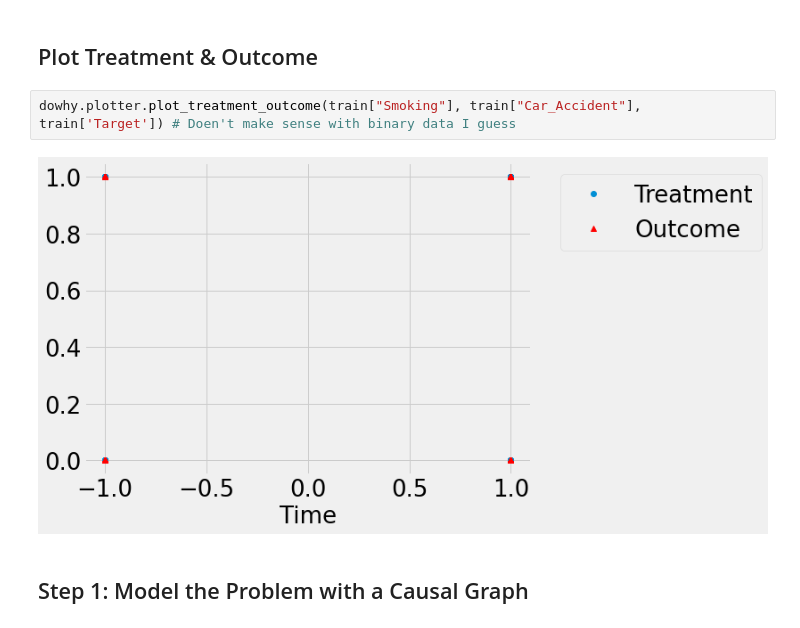
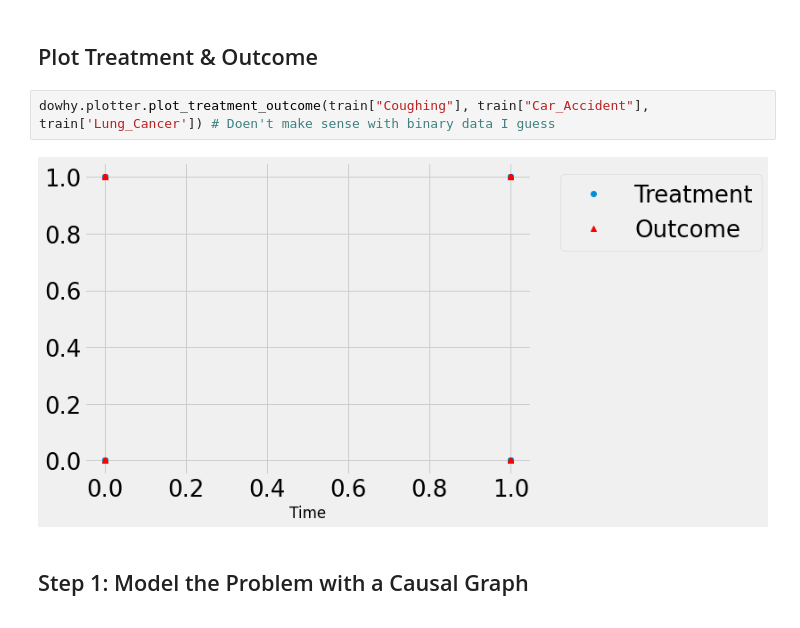
Before and after one commit to keerthybalan/CausalDS_LUCAS, a Jupyter notebook: EDA copy.ipynb, the cells around one changed output. Cells and saved outputs as stored; diff of their text form.

```diff
--- a/EDA copy.ipynb
+++ b/EDA copy.ipynb
@@ -233,9 +232,9 @@ plt.show()
 # %% [markdown]
 ## Plot Treatment & Outcome
 # %%
-dowhy.plotter.plot_treatment_outcome(train["Smoking"], train["Car_Accident"], train['Target']) # Doen't make sense with binary data I guess
+dowhy.plotter.plot_treatment_outcome(train["Coughing"], train["Car_Accident"], train['Lung_Cancer']) # Doen't make sense with binary data I guess
 # %% [output]
-[figure, old version]
+[figure, new version]
 # %% [markdown]
 ## Step 1: Model the Problem with a Causal Graph
 # %%
```
Also changed, not shown: parts of 45 cells of this notebook, 2 other files.
